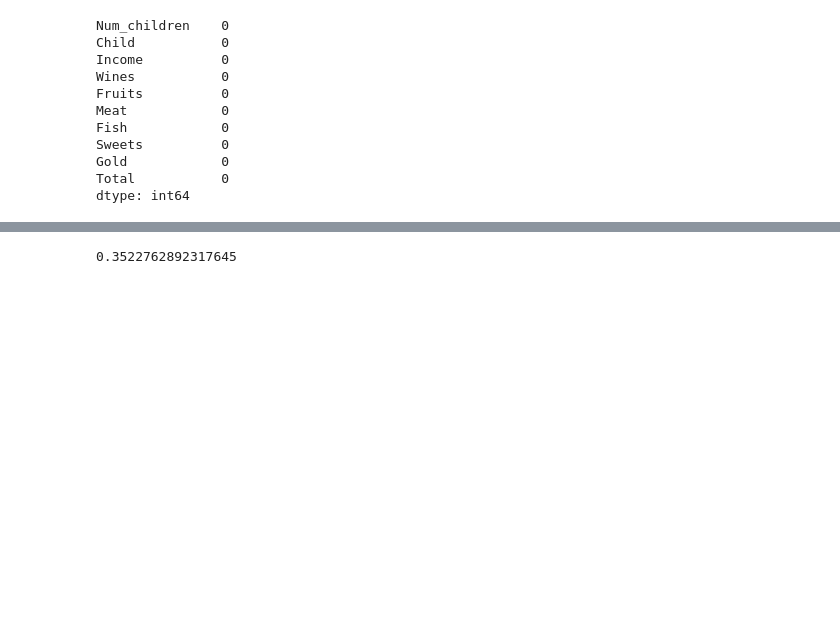
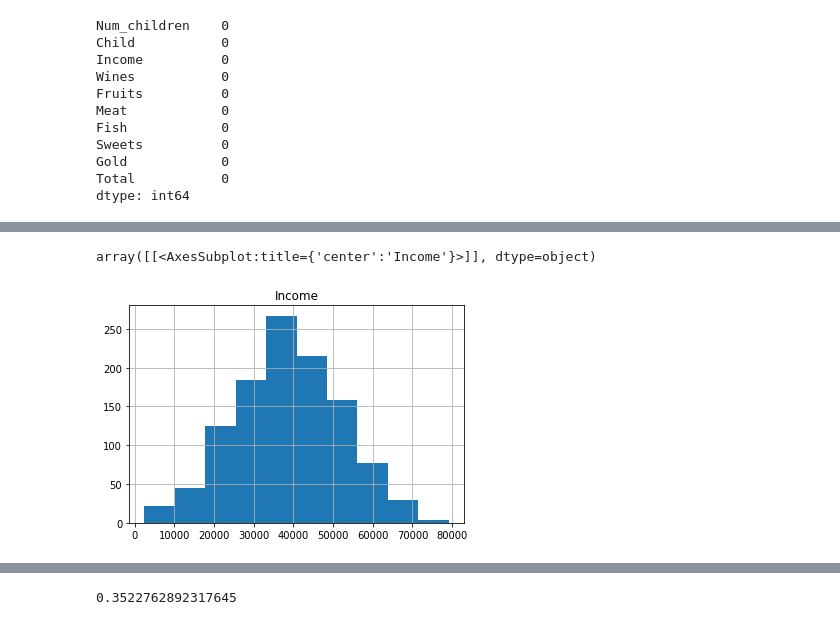
Before and after one commit to johng034/customer-segmentation, a Jupyter notebook: 4. Clustered Data Analysis.ipynb, the cells around one changed output, grey strips where cells are left out. Saved outputs shown, nothing was run; the diff lists cells and outputs as text; code cells hidden in the pictures; blank space fills up the shorter version.

```diff
--- a/4. Clustered Data Analysis.ipynb
+++ b/4. Clustered Data Analysis.ipynb
@@ -48,0 +305,5 @@ dtype: int64
+# %%
+label0.hist(['Income'])
+# %% [output]
+array([[<AxesSubplot:title={'center':'Income'}>]], dtype=object)
+[figure, added]
```
Also changed, not shown: parts of 31 cells of this notebook.
